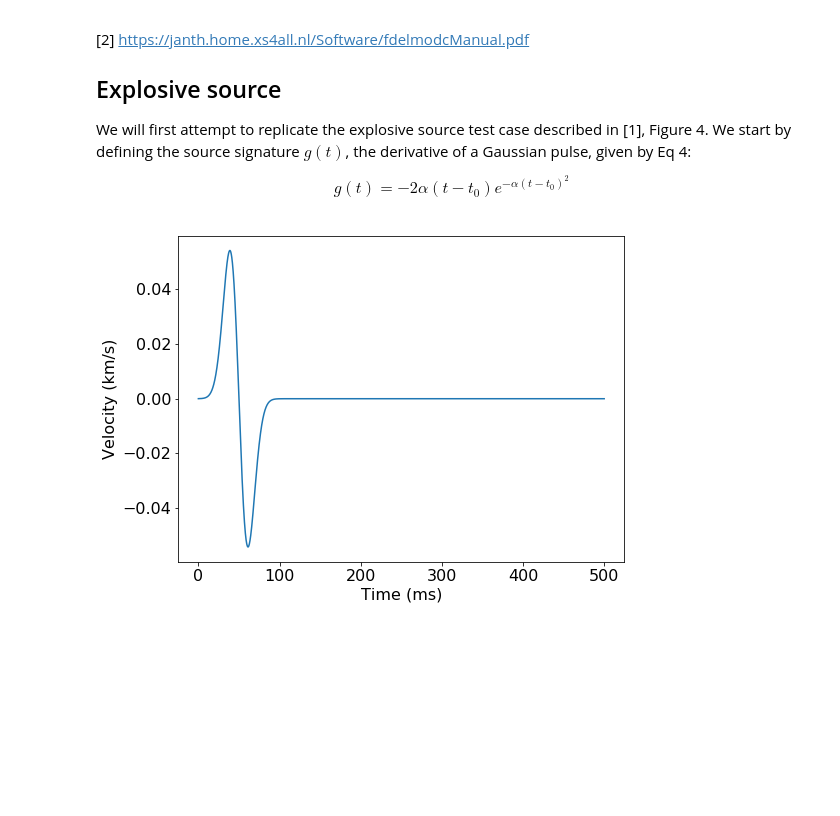
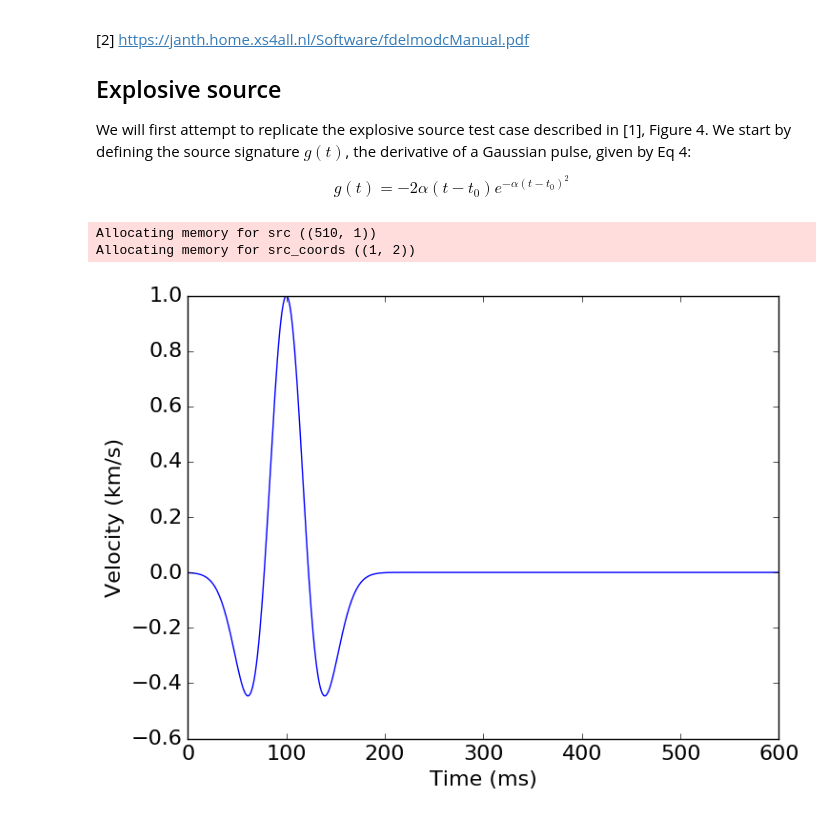
Before and after one commit to zhangwise/devito, a Jupyter notebook: examples/seismic/elastic.ipynb, the cells around one changed output. Saved outputs shown, nothing was run; the diff lists cells and outputs as text; code cells hidden in the pictures; blank space fills up the shorter version.

```diff
--- a/examples/seismic/elastic.ipynb
+++ b/examples/seismic/elastic.ipynb
@@ -25,28 +25,30 @@ init_printing(use_latex=True)
 # %%
 # Initial grid: 1km x 1km, with spacing 100m
 extent = (2000., 2000.)
-shape = (81, 81)
+shape = (201, 201)
 x = SpaceDimension(name='x', spacing=Constant(name='h_x', value=extent[0]/(shape[0]-1)))
 z = SpaceDimension(name='z', spacing=Constant(name='h_z', value=extent[1]/(shape[1]-1)))
 grid = Grid(extent=extent, shape=shape, dimensions=(x, z))
 # %%
 class DGaussSource(WaveletSource):
 
     def wavelet(self, f0, t):
         a = 0.004
-        return -2.*a*(t - 1./f0) * np.exp(-a * (t - 1./f0)**2)
+        return -2.*a*(t - 1/f0) * np.exp(-a * (t - 1/f0)**2)
 
 # Timestep size from Eq. 7 with V_p=6000. and dx=100
-t0, tn = 0., 500.
-dt = (1. / np.sqrt(2.)) / 60.
+t0, tn = 0., 600.
+dt = (10. / np.sqrt(2.)) / 6.
 nt = int(1 + (tn-t0) / dt)  # Discrete time axis length
 time = np.linspace(t0, tn, nt)  # Discrete modelling time
 
-src = DGaussSource(name='src', grid=grid, f0=0.02, time=time)
+src = RickerSource(name='src', grid=grid, f0=0.01, time=time)
 src.coordinates.data[:] = [1000., 1000.]
 src.show()
 # %% [output]
+Allocating memory for src ((510, 1))
+Allocating memory for src_coords ((1, 2))
-[figure, old version]
+[figure, new version]
 # %%
 # Now we create the velocity and pressure fields
 vx= TimeFunction(name='vx', grid=grid, staggered=(0, 1, 0))
```
Also changed, not shown: parts of 4 cells of this notebook, 1 other file.
